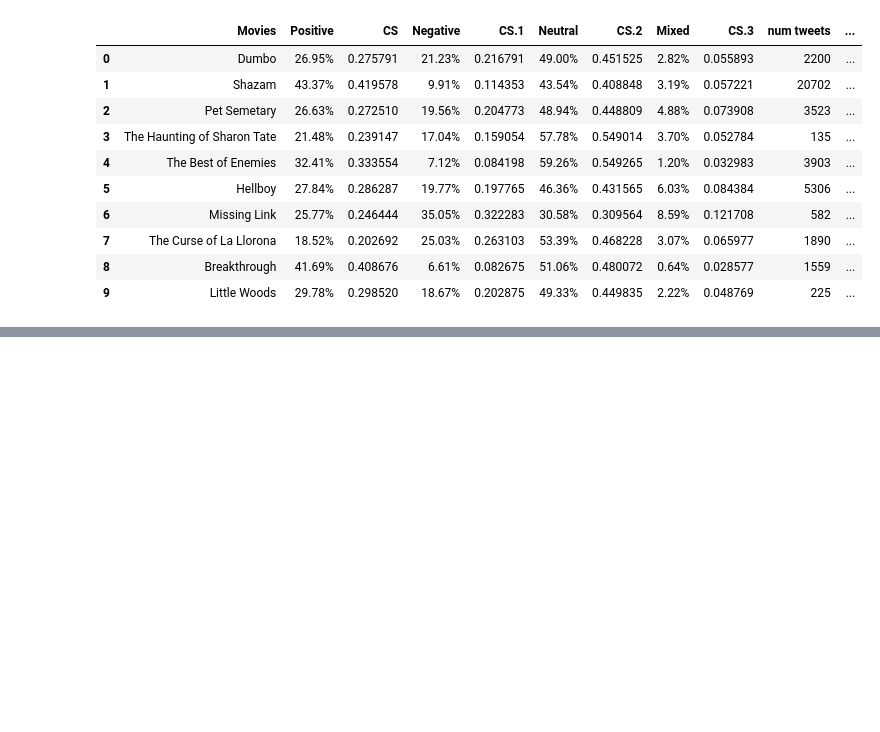
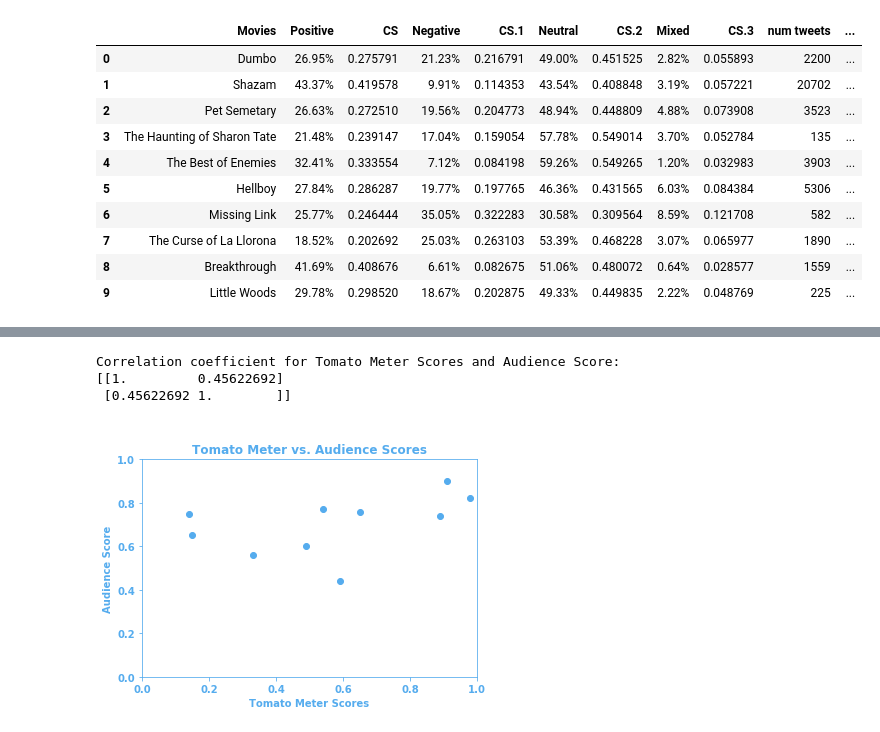
Before and after one commit to jkrovitz/Collective_Intelligence_Final_Project, a Jupyter notebook: PlottingResults.ipynb, the cells around one changed output, grey strips where cells are left out. Cells and saved outputs as stored; diff of their text form; code cells hidden in the pictures; blank space fills up the shorter version.

```diff
--- a/PlottingResults.ipynb
+++ b/PlottingResults.ipynb
@@ -59,3 +69,5 @@ tomato_pos_combo_df
 tomato_percent_list = tomato_pos_combo_df['TOMATO METER'].tolist()
 # %%
 positive_sentiment_percent_list = tomato_pos_combo_df['Positive '].tolist()
+# %%
+audience_score_percent_list = tomato_pos_combo_df['AUDIENCE SCORE'].tolist()
@@ -117,0 +141,7 @@ Correlation coefficient for Tomato Meter Scores and Positive Sentiment:
+# %%
+make_scatter_plot_and_calculate_correlation_coefficient(tomato_float_list, audience_score_float_list, 'Tomato Meter vs. Audience Scores', 'Tomato Meter Scores', 'Audience Score', 'PLOTS_AND_ASSOCIATED_ITEMS/PLOT_PICS/tomato_audience_scatter_plt.png')
+# %% [output]
+Correlation coefficient for Tomato Meter Scores and Audience Score:
+[[1.         0.45622692]
+ [0.45622692 1.        ]]
+[figure, added]
```
Also changed, not shown: parts of 11 cells of this notebook, 9 other files.
